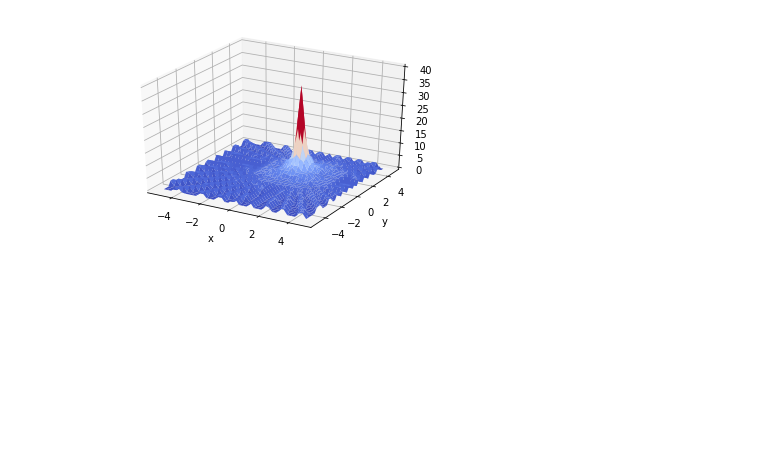
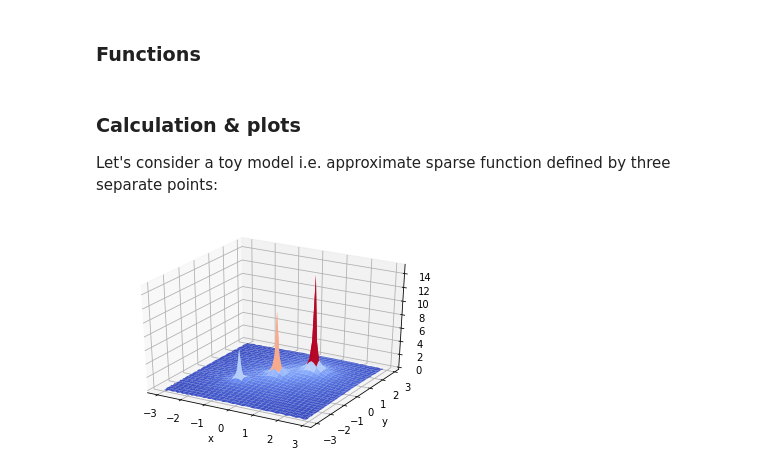
Before and after one commit to PawelSzczerbiak/universality-theorem, a Jupyter notebook: visualization.ipynb, the cells around one changed output. Drawn from its saved outputs; the diff is of its cells as text; code cells hidden in the pictures; blank space fills up the shorter version.

Commit message:
Plots and comments added

```diff
--- a/visualization.ipynb
+++ b/visualization.ipynb
@@ -8,6 +21,8 @@ import numpy as np
 from mpl_toolkits import mplot3d
 import matplotlib.pyplot as plt
 from matplotlib import cm
+# %% [markdown]
+### Functions
 # %%
 def sigmoid(z):
     '''Returns sigmoid activation function for a given matrix z.'''
@@ -35,22 +71,22 @@ def step_function(x, y, alpha, R, x0, y0, h, W=100):
-# %%
-def output(x, y, R=.2, x0=1, y0=1):
-    activation = np.zeros(x.shape)
-    for alpha in np.arange(0, 180, 10):
-        activation += step_function(x, y, alpha, R, x0, y0, 2)
-    return activation
-
-fig = plt.figure()
-ax = fig.gca(projection='3d')
-
-X = np.arange(-5, 5, 0.25)
-Y = np.arange(-5, 5, 0.25)
-X, Y = np.meshgrid(X, Y)
-Z = output(X, Y)
-
-surf = ax.plot_surface(X, Y, Z, cmap=cm.coolwarm)
-ax.set_zlim(0.0, 40.)
-ax.set_xlabel('x')
-ax.set_ylabel('y')
-plt.show()
-# %% [output]
-[figure, removed]
+# %% [markdown]
+### Calculation & plots
+
+Let's consider a toy model i.e. approximate sparse function defined by three separate points:
+# %%
+x = np.arange(-3, 3, 0.1)
+y = np.arange(-3, 3, 0.1)
+X, Y = np.meshgrid(x, y)
+
+points = [(-1, -1, 5), (0, 0, 10), (1, 1, 15)]
+
+Z = output(X, Y, points)
+
+fig = plt.figure()
+ax = fig.gca(projection='3d')
+ax.plot_surface(X, Y, Z, cmap=cm.coolwarm)
+ax.set_zlim(0.0, 15.)
+ax.set_xlabel('x')
+ax.set_ylabel('y')
+plt.show()
+# %% [output]
+[figure, added]
```
Also changed, not shown: parts of 5 cells of this notebook.
